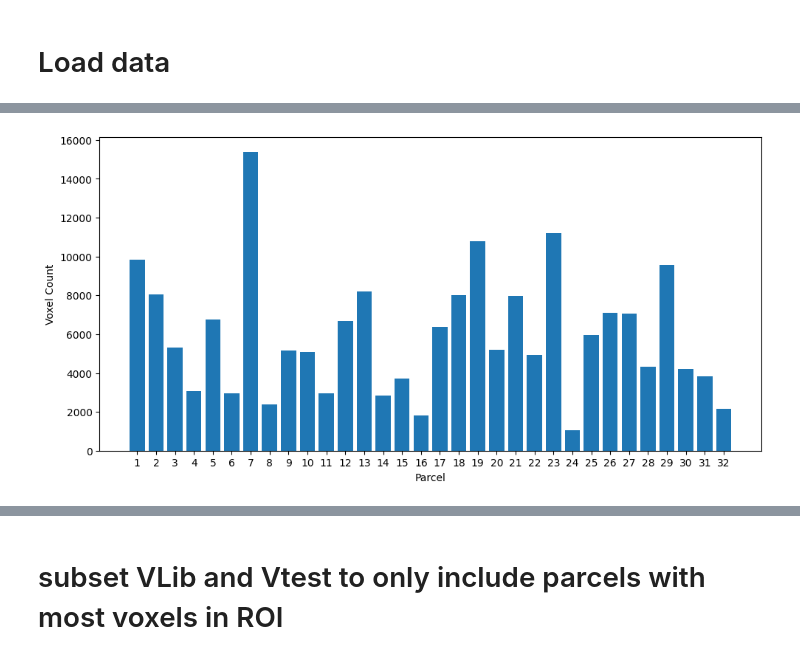
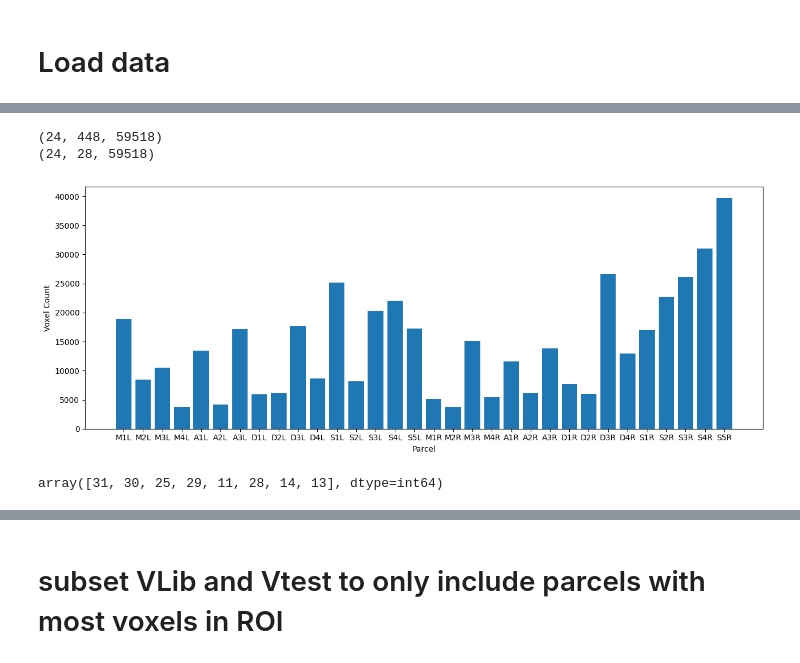
Before and after one commit to DiedrichsenLab/OptimalBattery, a Jupyter notebook: notebooks/6.real_eval_multi_cortical.ipynb, the cells around one changed output, grey strips where cells are left out. Drawn from its saved outputs; the diff is of its cells as text; code cells hidden in the pictures.

```diff
--- a/notebooks/6.real_eval_multi_cortical.ipynb
+++ b/notebooks/6.real_eval_multi_cortical.ipynb
@@ -43,3 +41,10 @@ VL_mdtb_1 = VL_mdtb_1[:28,:]
 mdtb_2_emission = full_model.emissions[1]
 mdtb_2_Vs = mdtb_2_emission.V
 VL_mdtb_2 = mdtb_2_Vs.cpu().numpy()
+# %%
+lut_file_dir = 'Y:/data/Cerebellum/ProbabilisticParcellationModel/Atlases/NettekovenSym32.lut'
+lut = pd.read_csv(lut_file_dir, sep=' ', header=None)
+# ge the parcel names from the 4th column
+parcel_names = lut.iloc[:,4].values
+parcel_names = parcel_names[1:]
+len(parcel_names)
@@ -71,7 +78,7 @@ def plot_cortex(data, threshold=0.0, cmap='binary', figsize=(12, 6)):
     return fig
 # %%
 # roi (prefrontal cortex)
-ROI_cortex = [5]
+ROI_cortex = [1]
 atlas_dir = f'{base_dir}/Atlases/tpl-fs32k'
 model_name_L = f'{atlas_dir}/HumanLobes.L.label.gii'
 model_name_R = f'{atlas_dir}/HumanLobes.R.label.gii'
@@ -177,21 +124,34 @@ print(data_mdtb_s1_all.shape)
+# %%
+data_mdtb_s1_run,info_mdtb_1_run = ut.recenter_fmri_data(data_mdtb_s1_run,info_mdtb_1_run,task_column_name='cond_name',center_condition='rest')
+print(data_mdtb_s1_run.shape)
+
+data_mdtb_s1_all,info_mdtb_1_all = ut.recenter_fmri_data(data_mdtb_s1_all,info_mdtb_1_all,task_column_name='cond_name',center_condition='rest')
+print(data_mdtb_s1_all.shape)
+# %% [output]
+(24, 448, 59518)
+(24, 28, 59518)
 # %%
-# make random noise data (baseline), project voxels to parcels and count voxel per parcel
-data_mdtb_s1_all_noise = np.random.rand(data_mdtb_s1_all.shape[0],data_mdtb_s1_all.shape[1],data_mdtb_s1_all.shape[2])
+# get top 4 parcels with highest voxel counts within ROI
 total_parcel_counts = np.zeros(32)
 
-for subject_data in data_mdtb_s1_all_noise:
+for subject_data in data_mdtb_s1_all:
     data = subject_data[:, ROI_indices]
 
     data_projected = VL_mdtb_1.T @ data
     data_projected_onehot = ev.get_U_hat_one_hot(data_projected)[0]
 
     total_parcel_counts += np.sum(data_projected_onehot, axis=1)
 
-plt.figure(figsize=(10, 5))
-plt.bar(range(1, 33), total_parcel_counts, tick_label=range(1, 33))
+plt.figure(figsize=(13, 5))
+plt.bar(range(1, 33), total_parcel_counts, tick_label=parcel_names)
 plt.xlabel('Parcel')
 plt.ylabel('Voxel Count')
 plt.tight_layout()
 plt.show()
+
+# choose 4 parcels with top voxel counts
+top_parcels = np.argsort(total_parcel_counts)[::-1][:8]
+top_parcels
 # %% [output]
-[figure, old version]
+[figure, new version]
+array([31, 30, 25, 29, 11, 28, 14, 13], dtype=int64)
```
Also changed, not shown: parts of 31 cells of this notebook, 7 other files.
